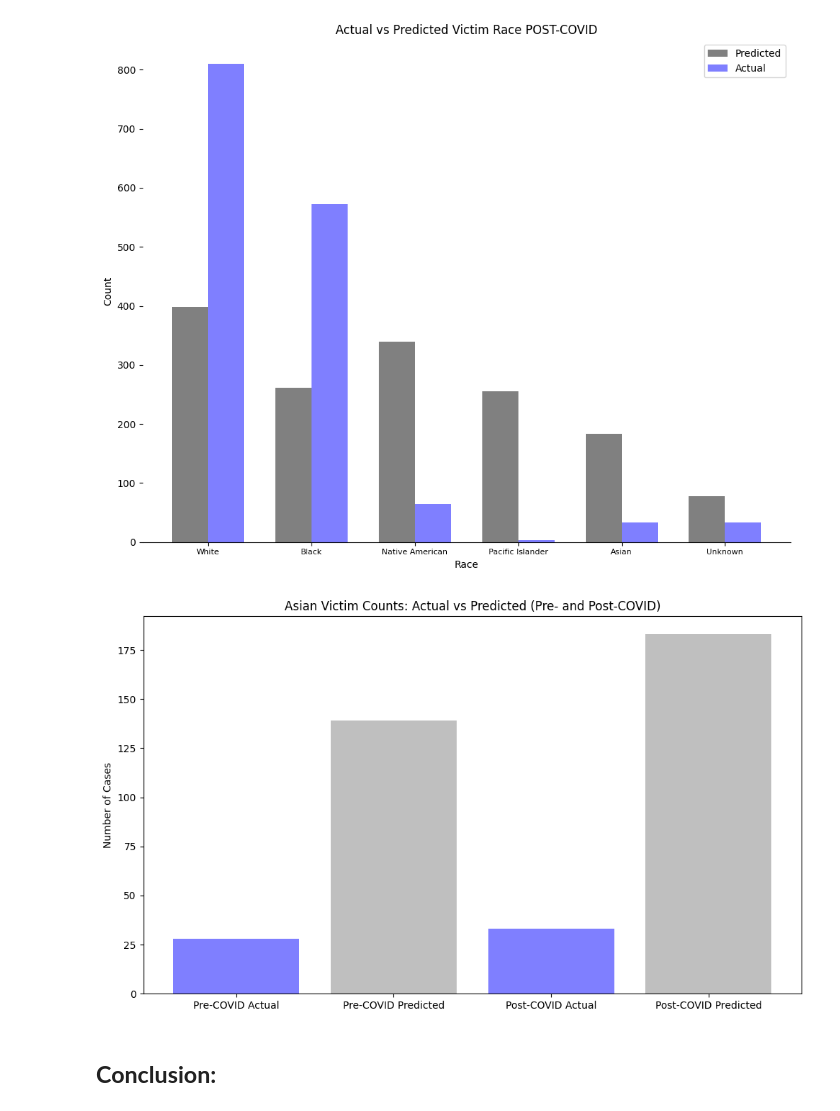
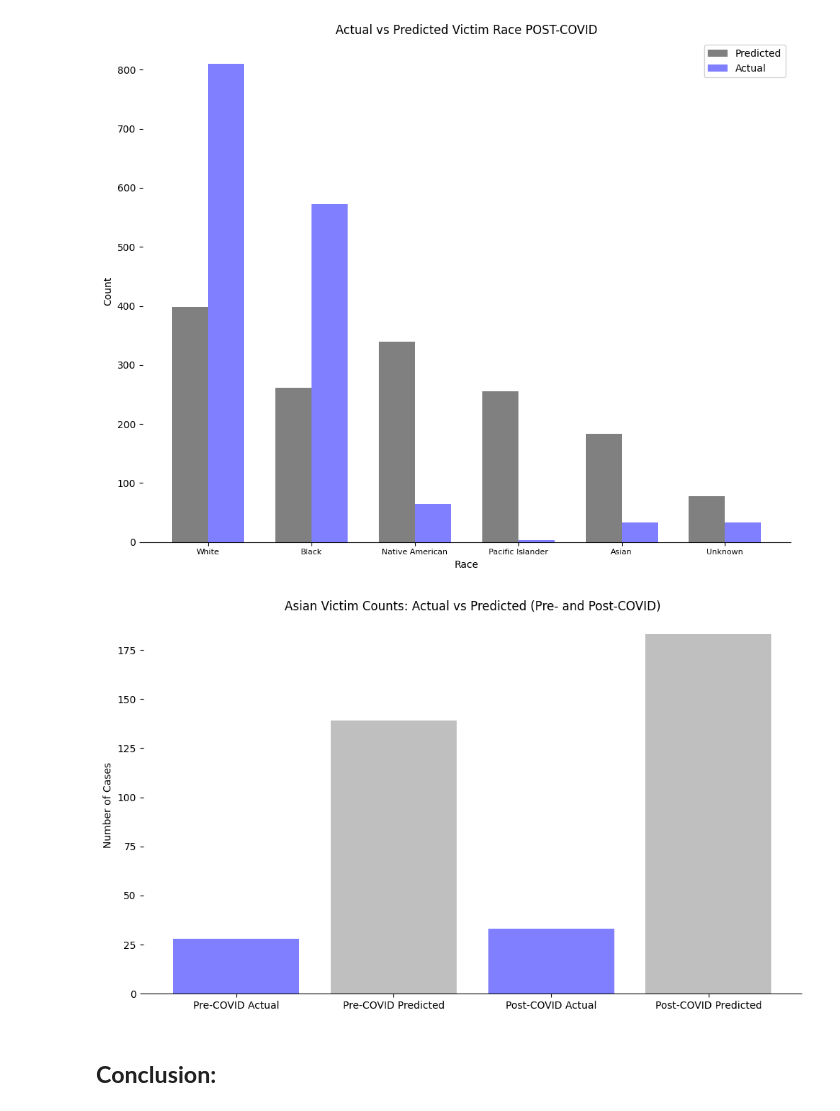
Before and after one commit to RyanErm/mlproject, a Jupyter notebook: Model.ipynb, the cells around one changed output. Saved outputs shown, nothing was run; the diff lists cells and outputs as text; code cells hidden in the pictures.

Commit message:
made gitignore and edited last graph in Model.ipynb

```diff
--- a/Model.ipynb
+++ b/Model.ipynb
@@ -688,25 +688,30 @@ plt.show()
 # %%
 asian_pre_actual = (df_test_pre['VicRace'] == 'Asian').sum()
 asian_pre_predicted = (df_test_pre['Predicted'] == 'Asian').sum()
 
 asian_post_actual = (df_test_post['VicRace'] == 'Asian').sum()
 asian_post_predicted = (df_test_post['Predicted'] == 'Asian').sum()
 
 labels = ['Pre-COVID Actual', 'Pre-COVID Predicted', 'Post-COVID Actual', 'Post-COVID Predicted']
 counts = [asian_pre_actual, asian_pre_predicted, asian_post_actual, asian_post_predicted]
 
 x = np.arange(len(labels))
 
 plt.figure(figsize=(10,6))
 plt.bar(x, counts, color=['blue', 'gray', 'blue', 'gray'], alpha=0.5)
 
+ax = plt.gca()
+ax.spines['right'].set_visible(False)
+ax.spines['top'].set_visible(False)
+ax.spines['left'].set_visible(False)
+
 plt.xticks(x, labels, rotation=0, fontsize=10)
 plt.ylabel('Number of Cases')
 plt.title('Asian Victim Counts: Actual vs Predicted (Pre- and Post-COVID)')
 plt.tight_layout()
 plt.show()
 # %% [output]
-[figure, old version]
+[figure, new version]
 # %% [markdown]
 ## **Conclusion:**
 # %% [markdown]
```
Also changed, not shown: 1 other file.
